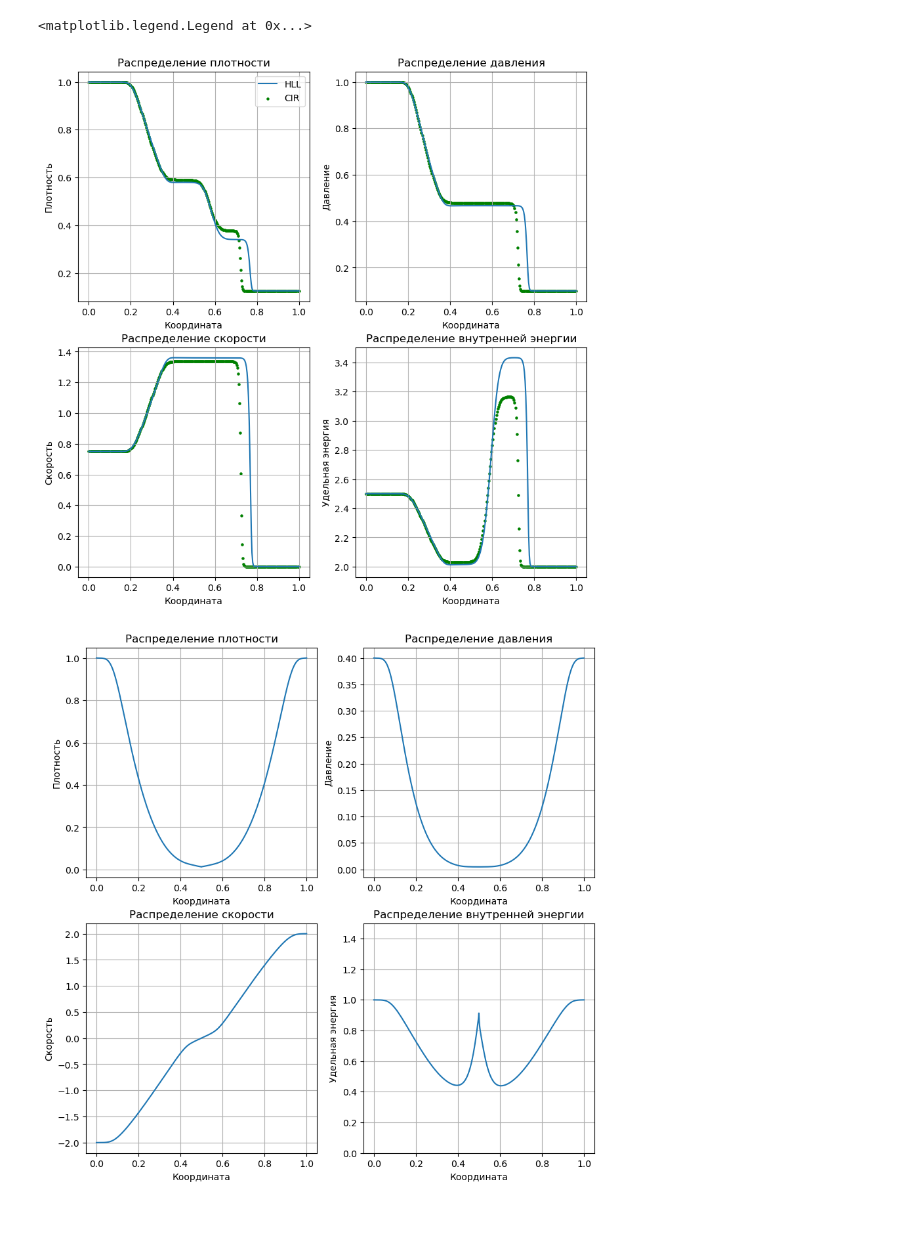
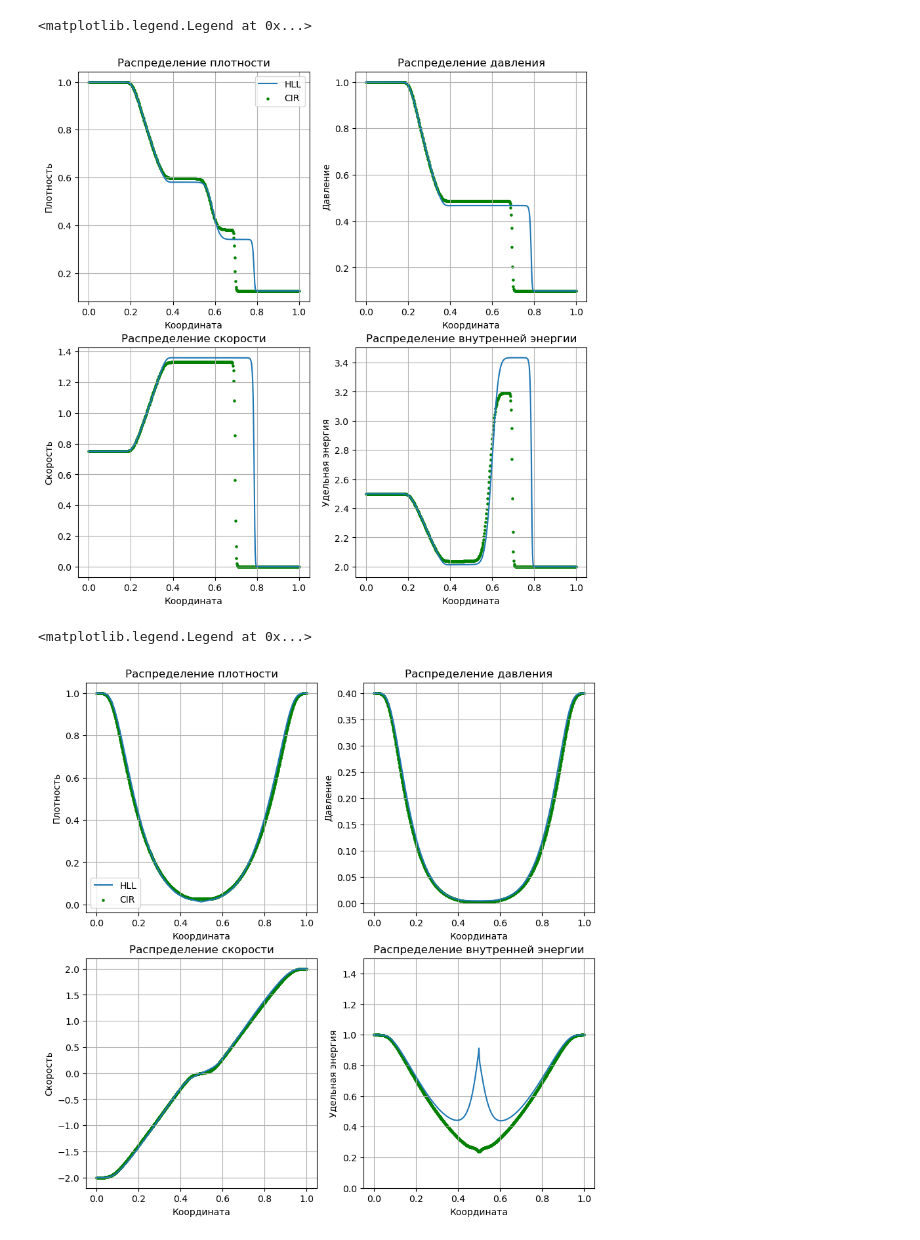
Before and after one commit to MVerenin/CompMaths, a Jupyter notebook: Sod.ipynb, the cells around one changed output. Cells and saved outputs as stored; diff of their text form; code cells hidden in the pictures.

```diff
--- a/Sod.ipynb
+++ b/Sod.ipynb
@@ -94,3 +97,37 @@ def computation(rho_l, u_l, p_l, rho_r, u_r, p_r, L, M, T, dt, maxCFL, x0):
         u_new.append(data[i][1]/data[i][0])
     E_new = np.array(p_new)/(gamma-1.)/np.array(rho_new)
     return (p_new, rho_new, u_new, E_new)
+# %%
+# Вычислим матрицы перехода для применения их в схеме КИР
+
+init_printing()
+
+rho, u, a = symbols("rho u a") # плотность, гидродинамическая скорость, скорость звука - в матрицах только они будут
+
+print("Матрица A линеаризованной системы уравнений:")
+A = Matrix([[u, rho, 0], [0, u, 1 / rho], [0, rho*a**2, u]])
+display(A)
+l = A.transpose().eigenvals()
+print("У неё 3 собственных значения:")
+display(l)
+e = A.transpose().eigenvects()
+print(" И 3 левых собственных вектора:")
+display(e)
+
+S = Matrix([[-a**2,0,0], [0, -a*rho,a*rho], [1,1,1]])
+print("Матрица перехода S (её столбцы - левые СВ):")
+display(S)
+S_T = S.transpose()
+S_T_inv = S_T.inv()
+Lambda = diag(u, -a+u, u+a)
+print("Матрица А в базисе из СВ - это матрица из собственных значений: ")
+display(Lambda)
+print('Транспонированная матрица перехода S^T:')
+display(S_T)
+print('Обратная транспонированная матрица перехода (S^{T})^{-1}: ')
+display(S_T_inv)
+print('Справедливо тождество A = (S^T)^{-1} * Lambda * S^T. Проверим это: ')
+display(S_T_inv * Lambda * S_T)
+print("Такой была матрица A: ")
+display(A)
+print("Класс. Матрицы совпали")
@@ -156,8 +209,8 @@ def CIR(rho_l, u_l, p_l, rho_r, u_r, p_r, L, M, T, dt, maxCFL, x0):
     return(p,r,v,E)
 # %%
-case1 = computation(1., 0.75, 1., 0.125, 0., 0.1, 1., 301, 0.2, 10e-5, 0.6, 0.3)
-cir1 = CIR(1., 0.75, 1., 0.125, 0., 0.1, 1., 301, 0.2, 10e-5, 0.6, 0.3)
-vec_coord = np.linspace(0.,1.,301)
+case1 = computation(1., 0.75, 1., 0.125, 0., 0.1, 1., 501, 0.2, 10e-5, 0.6, 0.3)
+cir1 = CIR(1., 0.75, 1., 0.125, 0., 0.1, 1., 501, 0.2, 10e-5, 0.1, 0.3)
+vec_coord = np.linspace(0.,1.,501)
 
 fig, axs = plt.subplots(2, 2, figsize=(10, 10))
 
@@ -192,37 +245,45 @@ _ = axs[1][1].grid()
 axs[0][0].legend()
 # %% [output]
 <matplotlib.legend.Legend at 0x...>
-[figure, old version]
+[figure, new version]
 # %%
 case2 = computation(1., -2., 0.4, 1., 2., 0.4, 1., 801, 0.15, 1.e-5, 0.2, 0.5)
+cir2 = CIR(1., -2., 0.4, 1., 2., 0.4, 1., 801, 0.15, 1.e-5, 0.2, 0.5)
 vec_coord = np.linspace(0,1,801)
 fig, axs = plt.subplots(2, 2, figsize=(10, 10))
 
 axs[0][0].set_title('Распределение плотности')
 _ = axs[0][0].set_xlabel('Координата')
 _ = axs[0][0].set_ylabel('Плотность')
-_ = axs[0][0].plot(vec_coord, case2[1])
+_ = axs[0][0].plot(vec_coord, case2[1], label = 'HLL')
+_ = axs[0][0].scatter(vec_coord, cir2[1], color = 'green', s=5, label ='CIR')
 _ = axs[0][0].grid()
 
 axs[1][0].set_title('Распределение скорости')
 _ = axs[1][0].set_xlabel('Координата')
 _ = axs[1][0].set_ylabel('Скорость')
 _ = axs[1][0].plot(vec_coord, case2[2])
+_ = axs[1][0].scatter(vec_coord, cir2[2], color = 'green', s=5)
 _ = axs[1][0].grid()
 
 axs[0][1].set_title('Распределение давления')
 _ = axs[0][1].set_xlabel('Координата')
 _ = axs[0][1].set_ylabel('Давление')
 _ = axs[0][1].plot(vec_coord, case2[0])
+_ = axs[0][1].scatter(vec_coord, cir2[0], color = 'green', s=5)
 _ = axs[0][1].grid()
 
 axs[1][1].set_title('Распределение внутренней энергии')
 _ = axs[1][1].set_xlabel('Координата')
 _ = axs[1][1].set_ylabel('Удельная энергия')
 _ = axs[1][1].plot(vec_coord, case2[3])
+_ = axs[1][1].scatter(vec_coord, cir2[3], color = 'green', s=5)
 _ = axs[1][1].set_ylim(0,1.5)
 _ = axs[1][1].grid()
+
+axs[0][0].legend()
 # %% [output]
+<matplotlib.legend.Legend at 0x...>
-[figure, old version]
+[figure, new version]
 # %%
 case3 = computation(1., 0., 1000., 1., 0., 0.01, 1., 301, 0.012, 10e-6, 0.2, 0.5)
```
Also changed, not shown: parts of 10 cells of this notebook.
